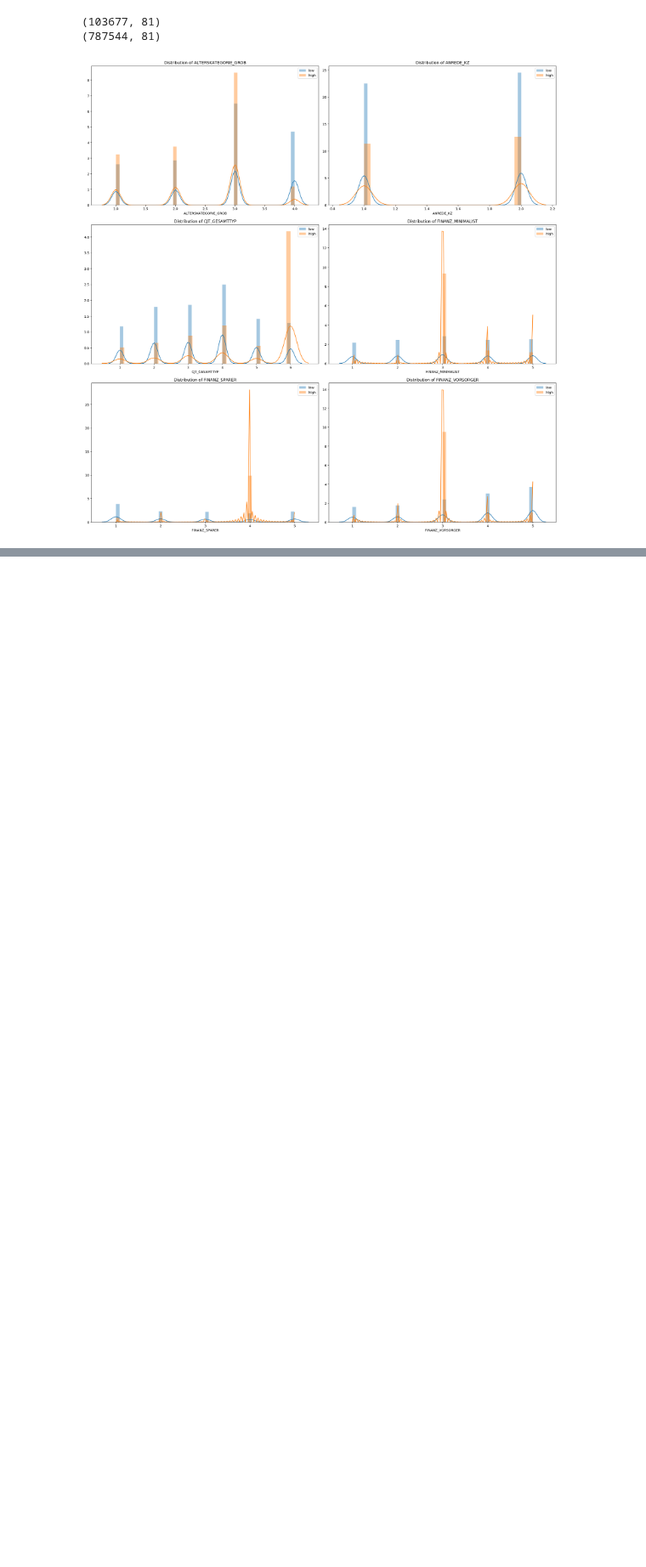
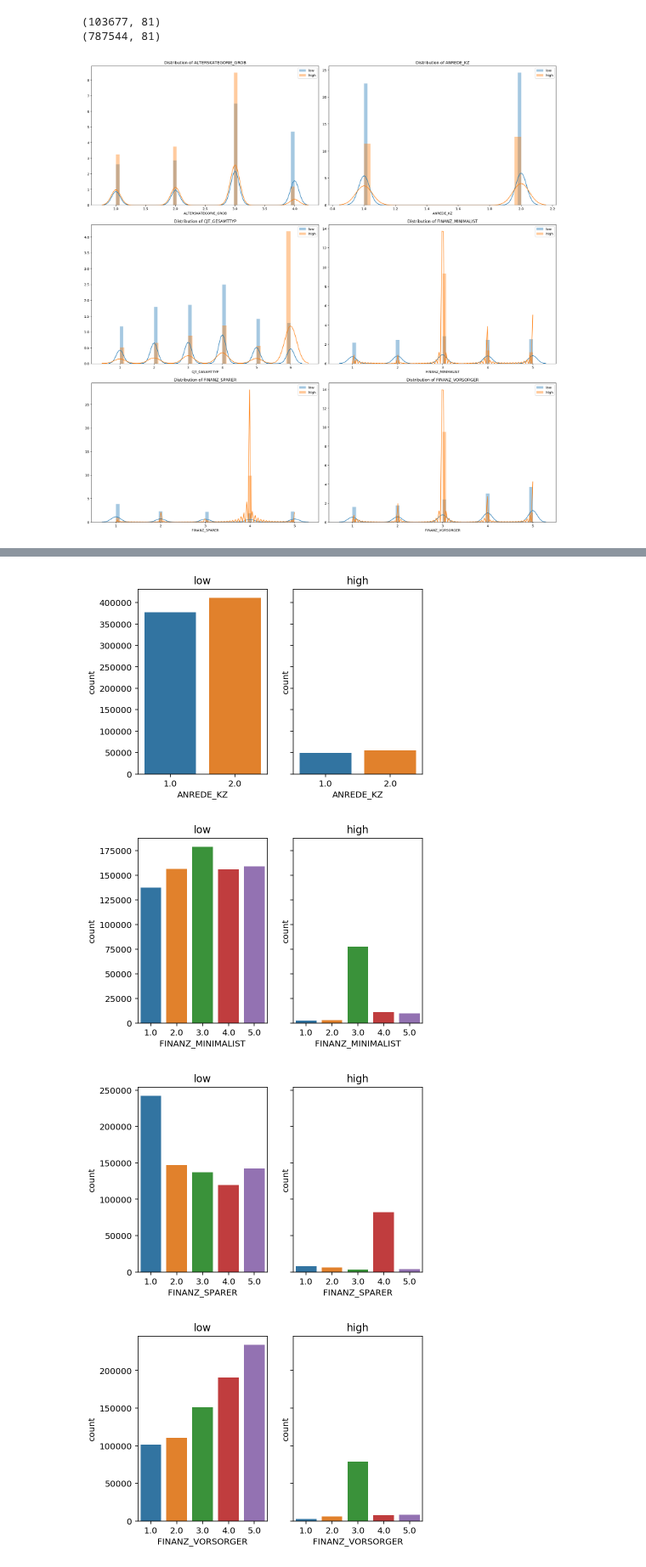
Before and after one commit to ChristopherDaigle/Udacity, a Jupyter notebook: IntroductionToMachineLearningProgram/Part4_UnsupervisedLearning/Project/Identify_Customer_Segments.ipynb, the cells around one changed output, grey strips where cells are left out. Shown at 85% size. Saved outputs shown, nothing was run; the diff lists cells and outputs as text; code cells hidden in the pictures; blank space fills up the shorter version.

```diff
--- a/IntroductionToMachineLearningProgram/Part4_UnsupervisedLearning/Project/Identify_Customer_Segments.ipynb
+++ b/IntroductionToMachineLearningProgram/Part4_UnsupervisedLearning/Project/Identify_Customer_Segments.ipynb
@@ -353,14 +353,11 @@ for i, column in enumerate(azdias_clean.columns[:6]):
 # %% [output]
 [figure]
 # %%
-# ## Compare those of no missing values from both
-# cols=[1,3,4,5,6,11]
-# col_names = []
-# for i in cols:
-#     null1 = azdias_low.iloc[:,i].isnull().sum()
-#     null2 = azdias_high.iloc[:,i].isnull().sum()
-#     col_name = azdias_low.iloc[:,i].name
-#     if(null1+null2 == 0):
-#         col_names.append(col_name)
-
-# print(col_names)
+## Compare those of no missing values from both
+column_names = []
+for column in list(low.columns):
+    null1 = low.loc[:,column].isnull().sum()
+    null2 = high.loc[:,column].isnull().sum()
+    if(null1+null2 == 0):
+        column_names.append(column)
+print(column_names)
@@ -366,0 +366,16 @@ for i, column in enumerate(azdias_clean.columns[:6]):
+# %%
+def compare_dist(column):
+    fig, (ax1, ax2) = plt.subplots(1,2, sharey=True)
+    ax1.set_title('low')
+    ax2.set_title('high')
+    sns.countplot(low[column], ax=ax1)
+    sns.countplot(high[column], ax=ax2)
+    plt.show()
+# %%
+for column in column_names:
+    compare_dist(column)
+# %% [output]
+[figure, added]
+[figure, added]
+[figure, added]
+[figure, added]
```
Also changed, not shown: parts of 4 cells of this notebook.
